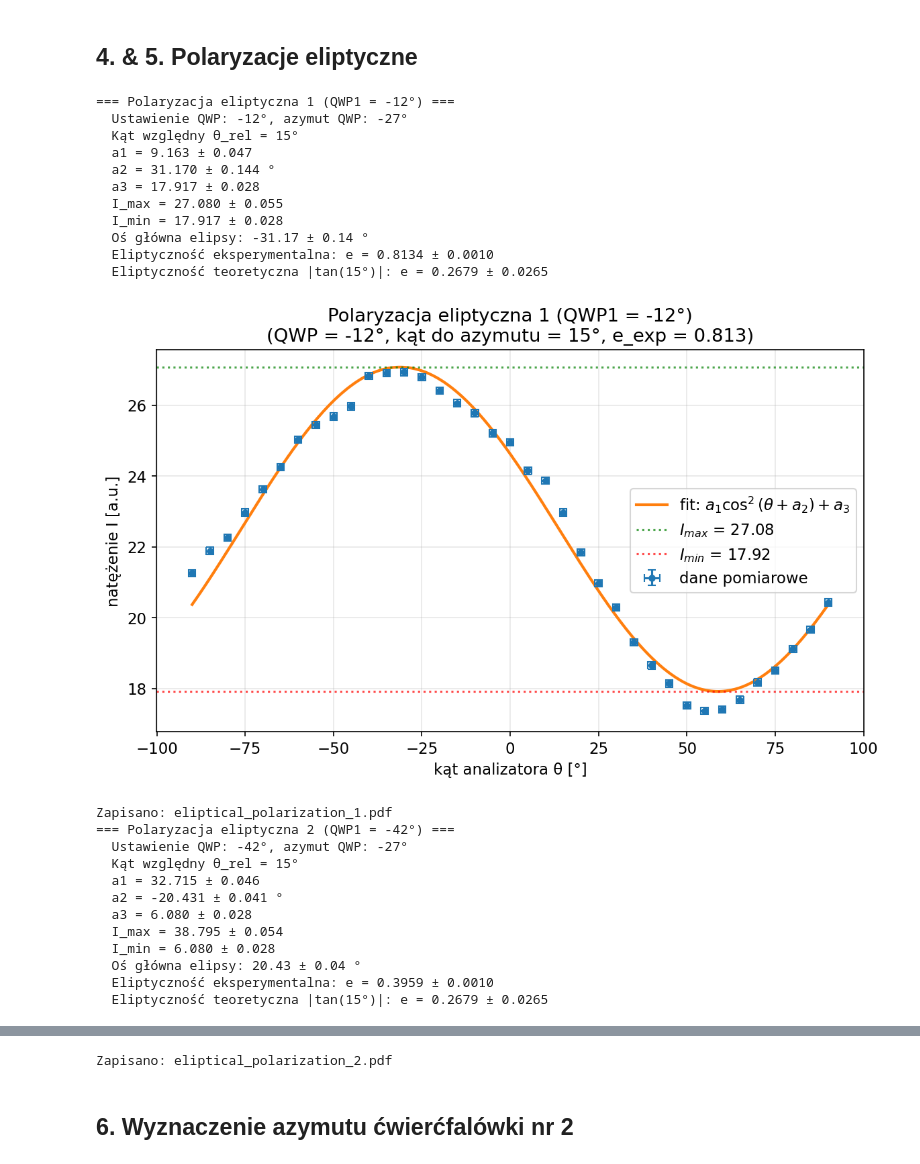
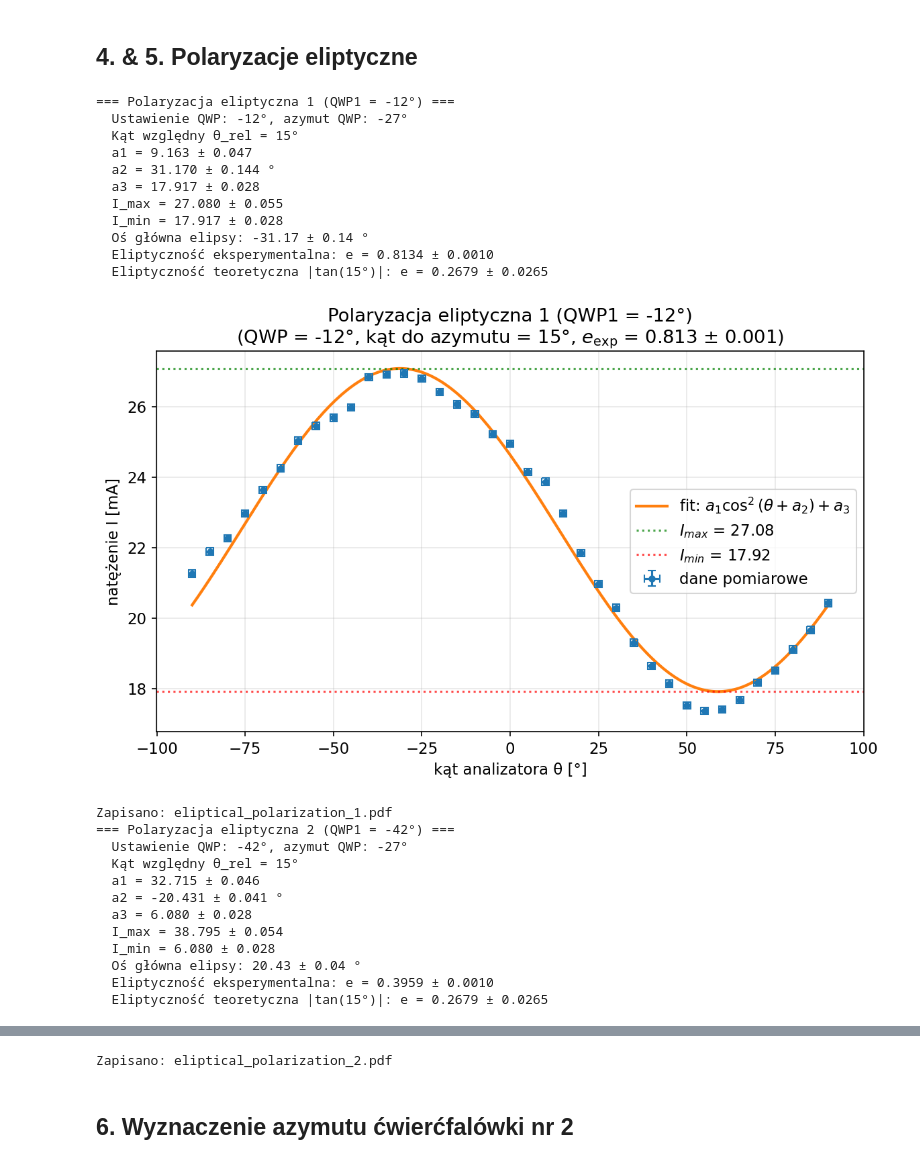
Before and after one commit to karolpeszek/mdr, a Jupyter notebook: 9. Cork/cork.ipynb, the cells around one changed output, grey strips where cells are left out. Saved outputs shown, nothing was run; the diff lists cells and outputs as text; code cells hidden in the pictures.

```diff
--- a/9. Cork/cork.ipynb
+++ b/9. Cork/cork.ipynb
@@ -259,7 +259,7 @@ ax.plot(theta_fit_c, I_fit_c, '-', lw=2, label=fr'fit: $a_1\cos^2(\theta+a_2)+a_
 ax.axhline(I_max_c, color='green', ls=':', alpha=0.7, label=f'$I_{{max}}$ = {I_max_c:.2f}')
 ax.axhline(I_min_c, color='red',   ls=':', alpha=0.7, label=f'$I_{{min}}$ = {I_min_c:.2f}')
 ax.set_xlabel('kąt analizatora θ [°]')
-ax.set_ylabel('natężenie I [a.u.]')
+ax.set_ylabel('natężenie I [mA]')
 ax.set_title('Polaryzacja kołowa (QWP1 = 18°, kąt do azymutu = 45°)')
 ax.legend()
 fig.tight_layout()
@@ -336,36 +336,36 @@ def fit_elliptic(df, qwp_angle, azimuth_qwp, u_az, label, pdf_name):
     ax.axhline(I_max, color='green', ls=':', alpha=0.7, label=f'$I_{{max}}$ = {I_max:.2f}')
     ax.axhline(I_min, color='red',   ls=':', alpha=0.7, label=f'$I_{{min}}$ = {I_min:.2f}')
     ax.set_xlabel('kąt analizatora θ [°]')
-    ax.set_ylabel('natężenie I [a.u.]')
-    ax.set_title(f'{label}\n(QWP = {qwp_angle}°, kąt do azymutu = {theta_rel}°, $e_\\mathrm{exp}$ = {e_exp:.3f} ± {u_e_exp:.3f})')
+    ax.set_ylabel('natężenie I [mA]')
+    ax.set_title(f'{label}\n(QWP = {qwp_angle}°, kąt do azymutu = {theta_rel}°, $e_\\mathrm{{exp}}$ = {e_exp:.3f} ± {u_e_exp:.3f})')
     ax.legend()
     fig.tight_layout()
     fig.savefig(pdf_name)
     plt.show()
     print(f'Zapisano: {pdf_name}')
 
     return popt, perr, e_exp, u_e_exp, e_teor, u_e_teor
 
 res_el1 = fit_elliptic(df_el1, qwp_angle_el1, azimuth_A_qwp1, u_az_qwp1,
                        'Polaryzacja eliptyczna 1 (QWP1 = -12°)',
                        'eliptical_polarization_1.pdf')
 
 res_el2 = fit_elliptic(df_el2, qwp_angle_el2, azimuth_A_qwp1, u_az_qwp1,
                        'Polaryzacja eliptyczna 2 (QWP1 = -42°)',
                        'eliptical_polarization_2.pdf')
 # %% [output]
 === Polaryzacja eliptyczna 1 (QWP1 = -12°) ===
   Ustawienie QWP: -12°, azymut QWP: -27°
   Kąt względny θ_rel = 15°
   a1 = 9.163 ± 0.047
   a2 = 31.170 ± 0.144 °
   a3 = 17.917 ± 0.028
   I_max = 27.080 ± 0.055
   I_min = 17.917 ± 0.028
   Oś główna elipsy: -31.17 ± 0.14 °
   Eliptyczność eksperymentalna: e = 0.8134 ± 0.0010
   Eliptyczność teoretyczna |tan(15°)|: e = 0.2679 ± 0.0265
-[figure, old version]
+[figure, new version]
 Zapisano: eliptical_polarization_1.pdf
 === Polaryzacja eliptyczna 2 (QWP1 = -42°) ===
   Ustawienie QWP: -42°, azymut QWP: -27°
```
Also changed, not shown: parts of 6 cells of this notebook, 14 other files.
